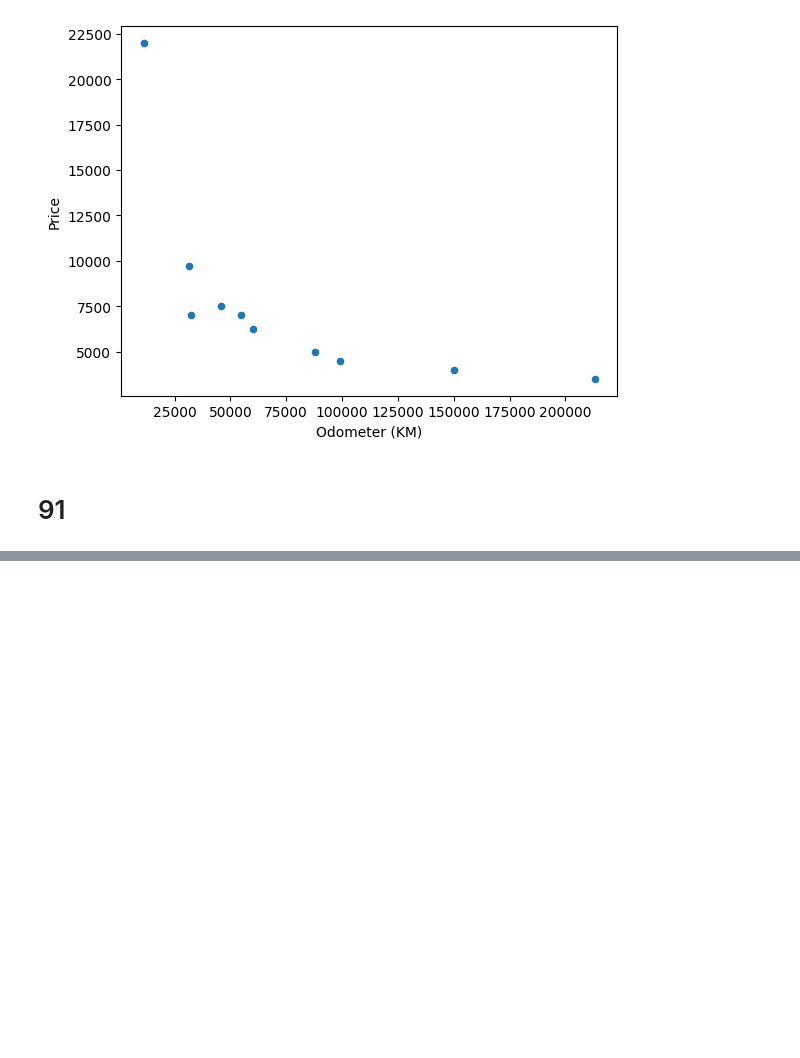
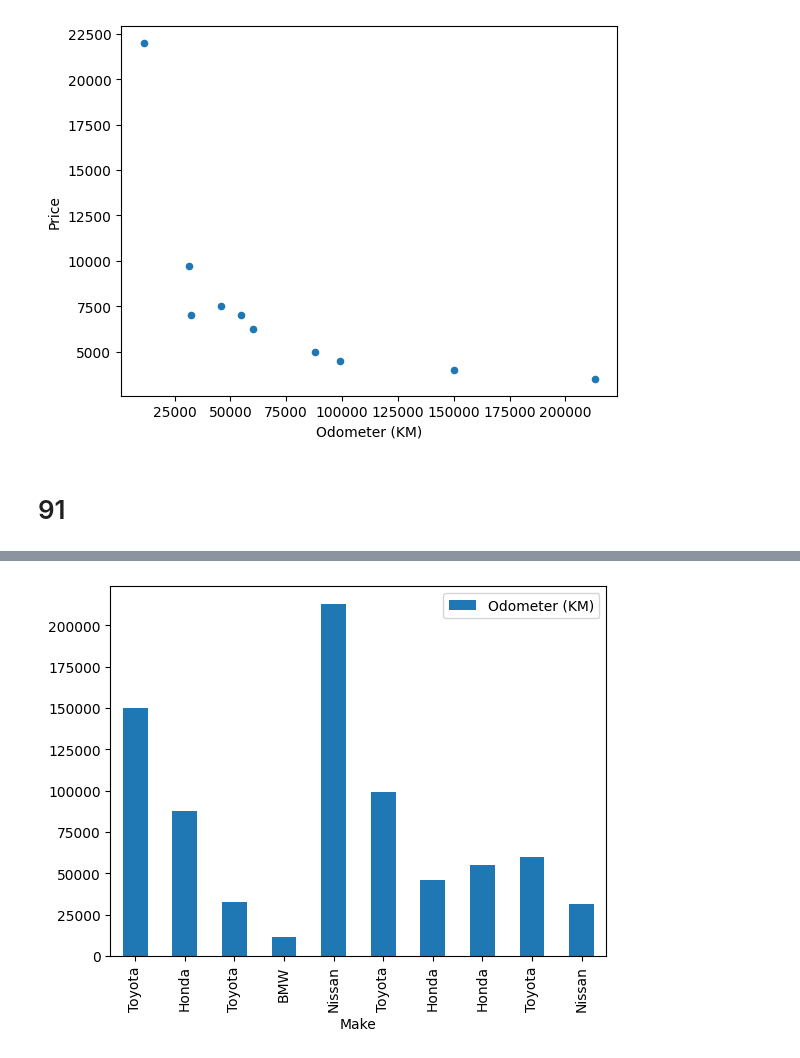
Before and after one commit to roopeshkp34/ML, a Jupyter notebook: ml_course/tutorials/matplot_lib.ipynb, the cells around one changed output, grey strips where cells are left out. Saved outputs shown, nothing was run; the diff lists cells and outputs as text; code cells hidden in the pictures; blank space fills up the shorter version.

```diff
--- a/ml_course/tutorials/matplot_lib.ipynb
+++ b/ml_course/tutorials/matplot_lib.ipynb
@@ -276,0 +319,4 @@ car_sales.plot(x="Odometer (KM)", y="Price", kind="scatter");
+# %%
+car_sales.plot(x="Make", y="Odometer (KM)", kind="bar");
+# %% [output]
+[figure, added]
```
Also changed, not shown: parts of 23 cells of this notebook, 2 other files.
